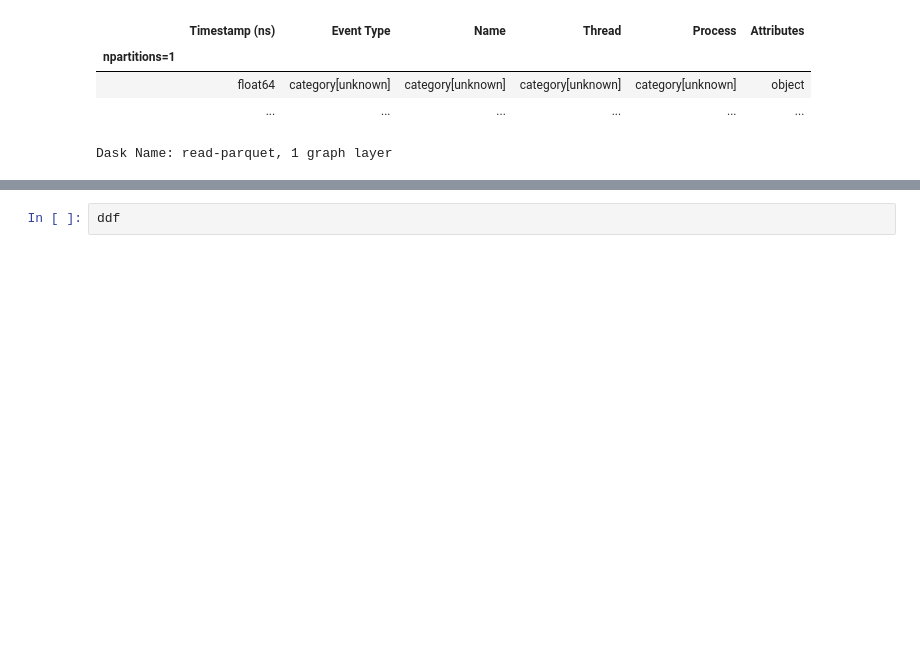
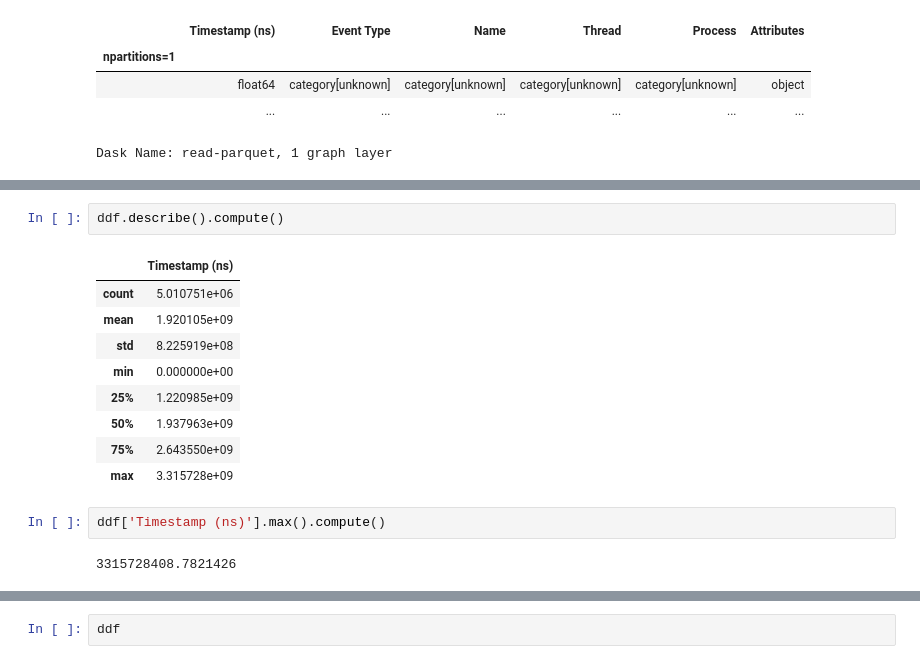
Before and after one commit to hsirkar/trace-analysis, a Jupyter notebook: messing around with dask.ipynb, the cells around one changed output, grey strips where cells are left out. Saved outputs shown, nothing was run; the diff lists cells and outputs as text; blank space fills up the shorter version.

```diff
--- a/messing around with dask.ipynb
+++ b/messing around with dask.ipynb
@@ -35,0 +144,16 @@ Dask Name: repartition, 5 graph layers
+# %%
+ddf.describe().compute()
+# %% [output]
+|  | Timestamp (ns) |
+| count | 5.010751e+06 |
+| mean | 1.920105e+09 |
+| std | 8.225919e+08 |
+| min | 0.000000e+00 |
+| 25% | 1.220985e+09 |
+| 50% | 1.937963e+09 |
+| 75% | 2.643550e+09 |
+| max | 3.315728e+09 |
+# %%
+ddf['Timestamp (ns)'].max().compute()
+# %% [output]
+3315728408.7821426
```
Also changed, not shown: parts of 14 cells of this notebook.
